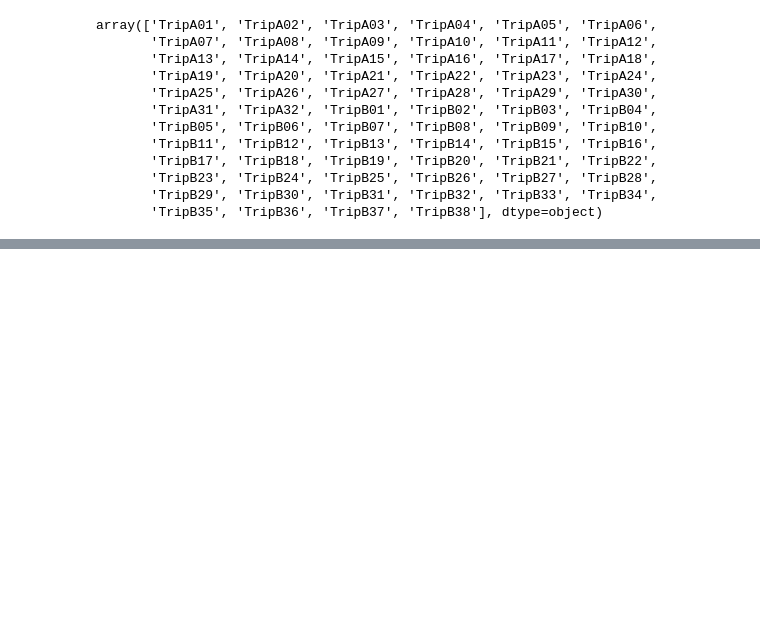
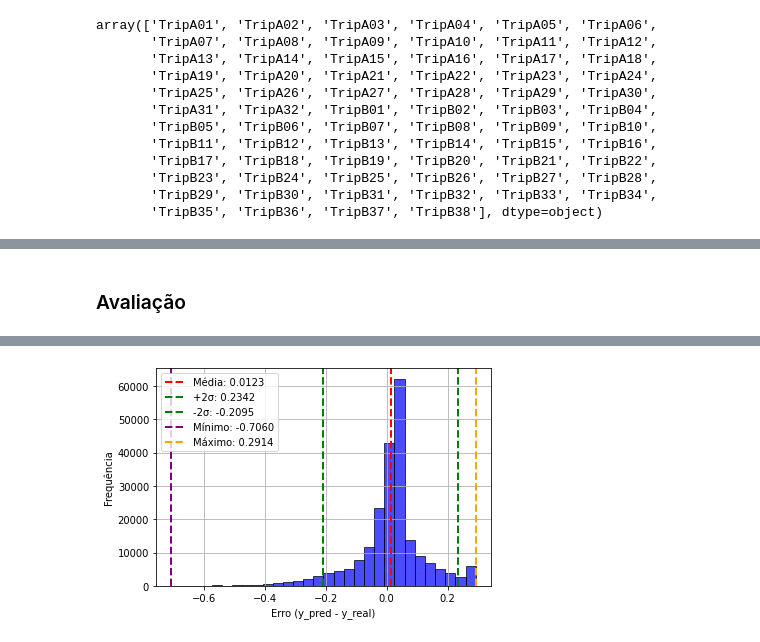
Before and after one commit to INXE-Lainf-Labs/EletricVehicleConsumptionEstimators, a Jupyter notebook: Conect2AI/NepochsLSTM.ipynb, the cells around one changed output, grey strips where cells are left out. Cells and saved outputs as stored; diff of their text form; code cells hidden in the pictures; blank space fills up the shorter version.

```diff
--- a/Conect2AI/NepochsLSTM.ipynb
+++ b/Conect2AI/NepochsLSTM.ipynb
@@ -324,0 +373,36 @@ MAE: 23.72699928, Loss: 1348.02697754
+# %% [markdown]
+### Avaliação
+# %%
+def plot_error_histogram(y_pred, y_test):
+    # Erro é o predito menos o real
+    error = y_pred - y_test
+
+    # Estatísticas do erro
+    mean_error = np.mean(error)
+    std_error = np.std(error)
+    min_error = np.min(error)
+    max_error = np.max(error)
+
+    # Histograma
+    plt.hist(error, bins=30, color='blue', alpha=0.7, edgecolor='black')
+
+    # Linhas de referência
+    plt.axvline(mean_error, color='red', linestyle='dashed', linewidth=2, label=f"Média: {mean_error:.4f}")
+    plt.axvline(mean_error + 2*std_error, color='green', linestyle='dashed', linewidth=2, label=f'+2σ: {(mean_error + 2*std_error):.4f}')
+    plt.axvline(mean_error - 2*std_error, color='green', linestyle='dashed', linewidth=2, label=f'-2σ: {(mean_error - 2*std_error):.4f}')
+    plt.axvline(min_error, color='purple', linestyle='dashed', linewidth=2, label=f'Mínimo: {min_error:.4f}')
+    plt.axvline(max_error, color='orange', linestyle='dashed', linewidth=2, label=f'Máximo: {max_error:.4f}')
+
+    # Extras
+    plt.xlabel("Erro (y_pred - y_real)")
+    plt.ylabel("Frequência")
+    plt.legend()
+    plt.grid(True)
+
+    plt.show()
+# %%
+prediction = model.predict(X_test_seq)
+y_pred_seq = prediction.reshape(1,-1)[0]
+
+plot_error_histogram(y_pred_seq, y_test_seq)
+# %% [output]
@@ -324,0 +410 @@ MAE: 23.72699928, Loss: 1348.02697754
+[figure, added]
```
Also changed, not shown: parts of 16 cells of this notebook, 1 other file.
